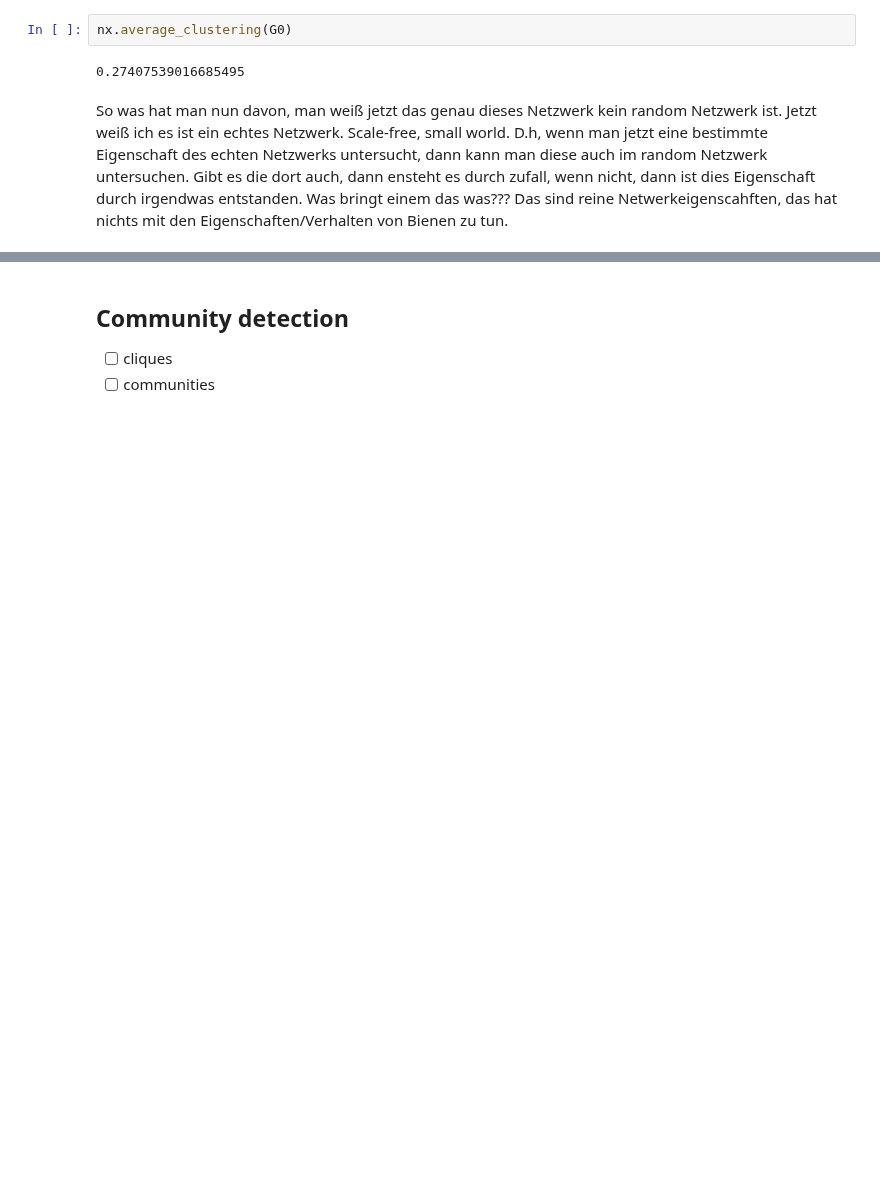
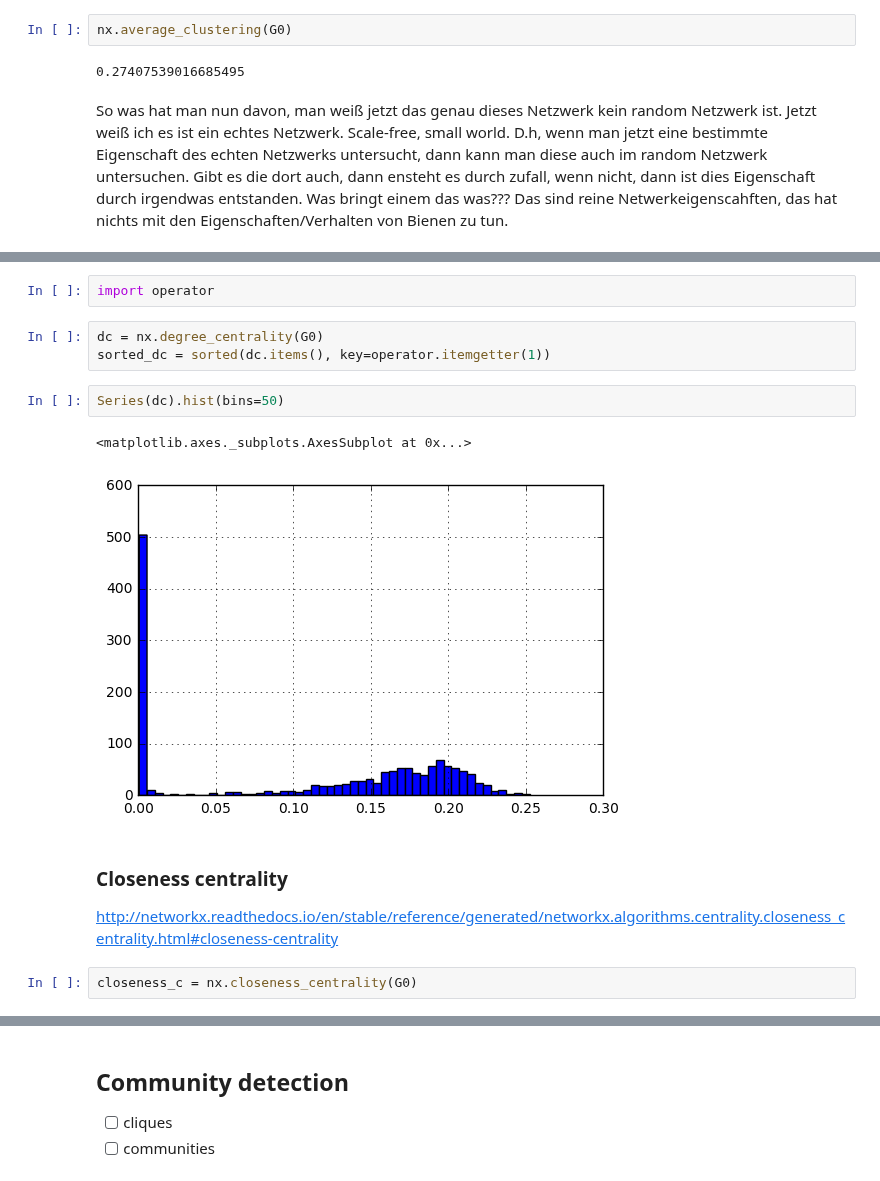
Before and after one commit to aschle/bees-sna, a Jupyter notebook: bib/Network_properties_just_because.ipynb, the cells around one changed output, grey strips where cells are left out. Saved outputs shown, nothing was run; the diff lists cells and outputs as text; blank space fills up the shorter version.

```diff
--- a/bib/Network_properties_just_because.ipynb
+++ b/bib/Network_properties_just_because.ipynb
@@ -264,0 +275,15 @@ So was hat man nun davon, man weiß jetzt das genau dieses Netzwerk kein random
+# %%
+import operator
+# %%
+dc = nx.degree_centrality(G0)
+sorted_dc = sorted(dc.items(), key=operator.itemgetter(1))
+# %%
+Series(dc).hist(bins=50)
+# %% [output]
+<matplotlib.axes._subplots.AxesSubplot at 0x...>
+[figure, added]
+# %% [markdown]
+### Closeness centrality
+http://networkx.readthedocs.io/en/stable/reference/generated/networkx.algorithms.centrality.closeness_centrality.html#closeness-centrality
+# %%
+closeness_c = nx.closeness_centrality(G0)
```
Also changed, not shown: parts of 25 cells of this notebook, 2 other files.
